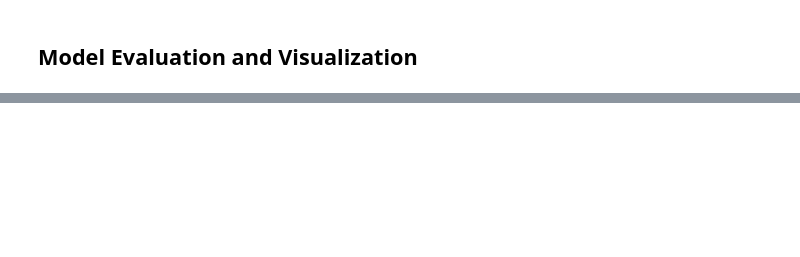
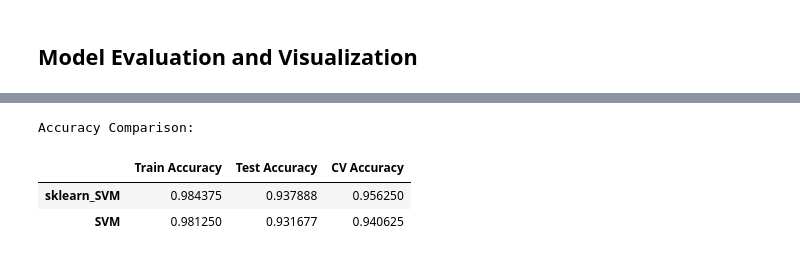
Before and after one commit to ARoyyanF/cuml-tf-model-hydrocarbon-prediction, a Jupyter notebook: svm.ipynb, the cells around one changed output, grey strips where cells are left out. Cells and saved outputs as stored; diff of their text form; code cells hidden in the pictures; blank space fills up the shorter version.

```diff
--- a/svm.ipynb
+++ b/svm.ipynb
@@ -382,0 +762,15 @@ print(f"Total notebook execution time: {end_notebook - start_notebook:.2f} secon
+# %%
+# Compare accuracy metrics
+models_comparison = pd.DataFrame({
+    'Train Accuracy': Train_accuracy,
+    'Test Accuracy': Test_accuracy,
+    'CV Accuracy': CrossValidation_accuracy
+})
+
+print("Accuracy Comparison:")
+display(models_comparison.sort_values(by='Test Accuracy', ascending=False))
+# %% [output]
+Accuracy Comparison:
+|  | Train Accuracy | Test Accuracy | CV Accuracy |
+| sklearn_SVM | 0.984375 | 0.937888 | 0.956250 |
+| SVM | 0.981250 | 0.931677 | 0.940625 |
```
Also changed, not shown: parts of 42 cells of this notebook, 1 other file.
